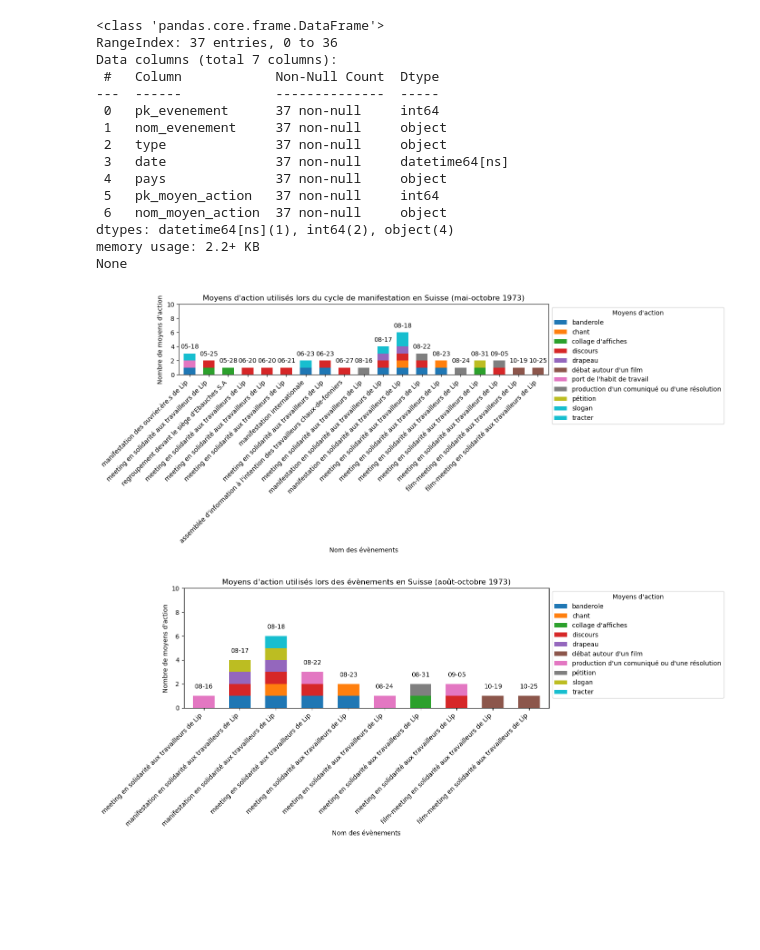
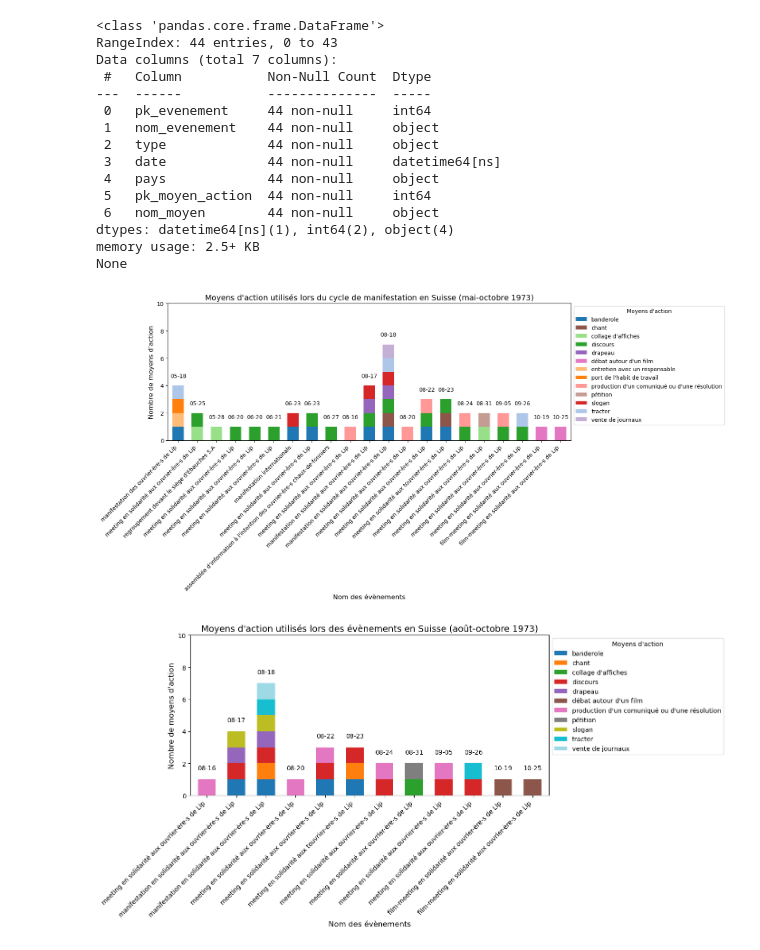
Before and after one commit to AliaBrah/memoire_manifestations, a Jupyter notebook: analyse_base_cycle/Python/Analyse_moyens_action.ipynb, the cells around one changed output. Drawn from its saved outputs; the diff is of its cells as text; code cells hidden in the pictures; blank space fills up the shorter version.

Commit message:
moyens_action_aout_oct

```diff
--- a/analyse_base_cycle/Python/Analyse_moyens_action.ipynb
+++ b/analyse_base_cycle/Python/Analyse_moyens_action.ipynb
@@ -1,9 +1,7 @@
 # %%
 import pandas as pd
 import matplotlib.pyplot as plt
+import matplotlib.colors as mcolors
 
 # Charger les données CSV
-df = pd.read_csv('analyse_distribution_moyen_action.csv')
-
-# Affichage des 5 premières lignes du fichier CSV pour vérifier les données
-print(df.head())
+df = pd.read_csv('../CSV/analyse_moyen_action.csv')
@@ -34,19 +11,19 @@ df['date'] = pd.to_datetime(df['date'], errors='coerce')
 print(df.info())
 # %% [output]
 <class 'pandas.core.frame.DataFrame'>
-RangeIndex: 37 entries, 0 to 36
+RangeIndex: 44 entries, 0 to 43
 Data columns (total 7 columns):
- #   Column            Non-Null Count  Dtype
----  ------            --------------  -----
- 0   pk_evenement      37 non-null     int64
- 1   nom_evenement     37 non-null     object
- 2   type              37 non-null     object
- 3   date              37 non-null     datetime64[ns]
- 4   pays              37 non-null     object
- 5   pk_moyen_action   37 non-null     int64
- 6   nom_moyen_action  37 non-null     object
+ #   Column           Non-Null Count  Dtype
+---  ------           --------------  -----
+ 0   pk_evenement     44 non-null     int64
+ 1   nom_evenement    44 non-null     object
+ 2   type             44 non-null     object
+ 3   date             44 non-null     datetime64[ns]
+ 4   pays             44 non-null     object
+ 5   pk_moyen_action  44 non-null     int64
+ 6   nom_moyen        44 non-null     object
 dtypes: datetime64[ns](1), int64(2), object(4)
-memory usage: 2.2+ KB
+memory usage: 2.5+ KB
 None
 # %%
 # Filtrer les événements entre mai et juin 1973
@@ -60,7 +37,7 @@ df_sorted['mois_jour'] = df_sorted['date'].dt.strftime('%m-%d')  # Format "MM-DD
 
 # Créer un tableau pivot avec 'mois_jour' pour l'affichage et les moyens d'action
 df_pivot = df_sorted.pivot_table(index=["mois_jour", "pk_evenement", "nom_evenement"],
-                                 columns="nom_moyen_action",
+                                 columns="nom_moyen",
                                  aggfunc="size",
                                  fill_value=0)
 
@@ -73,44 +50,61 @@ df_pivot = df_pivot.sort_index(level="mois_jour")
 # Supprimer 'pk_evenement' de l'affichage final (on garde la structure pour le calcul)
 df_pivot = df_pivot.reset_index(level="pk_evenement", drop=True)
 
+# Générer une palette de couleurs unique pour chaque nom_moyen avec tab20
+unique_nom_moyen = df_sorted['nom_moyen'].unique()
+num_colors = len(unique_nom_moyen)
+
+# Utiliser la colormap tab20
+colormap = plt.colormaps['tab20']
+colors = [colormap(i / 20) for i in range(num_colors)]
+
+# Associer chaque nom_moyen à une couleur
+color_dict = dict(zip(unique_nom_moyen, colors))
+
 # Créer un graphique à barres empilées
-fig, ax = plt.subplots(figsize=(14, 6))  # Augmenter la largeur du graphique
+fig, ax = plt.subplots(figsize=(16, 8))  # Augmenter la largeur du graphique
 
-# Création du graphique avec un colormap 'tab10' et largeur des barres réduite
-df_pivot.plot(kind="bar", stacked=True, ax=ax, width=0.6, colormap="tab10")  # 'tab10' pour des couleurs variées
+# Tracer les barres avec les couleurs personnalisées
+df_pivot.plot(
+    kind="bar",
+    stacked=True,
+    ax=ax,
+    width=0.6,
+    color=[color_dict[col] for col in df_pivot.columns],
+)
 
 # Ajouter les labels et le titre
-plt.title("Moyens d'action utilisés lors du cycle de manifestation en Suisse (mai-octobre 1973)")
-plt.xlabel("Nom des évènements")
-plt.ylabel("Nombre de moyens d'action")
+plt.title("Moyens d'action utilisés lors du cycle de manifestation en Suisse (mai-octobre 1973)",fontsize=14)
+plt.xlabel("Nom des évènements",fontsize=12)
+plt.ylabel("Nombre de moyens d'action",fontsize=12)
 
 # Rotation des labels de l'axe X pour améliorer la lisibilité
 plt.xticks(rotation=45, ha='right')
 
 # Ajuster l'espacement des marges pour donner de l'espace à la légende
 plt.subplots_adjust(bottom=0.25, top=0.85, left=0.1, right=0.75)
 
 # Afficher la date (mois-jour) au-dessus des barres (en utilisant 'mois_jour')
 for i, (mois_jour, event) in enumerate(df_pivot.index):
     ax.text(i, df_pivot.iloc[i].sum() + 0.5, str(mois_jour), ha='center', va='bottom', fontsize=10)
 
 # Afficher les noms des événements en dessous des barres (sur l'axe X)
 plt.xticks(ticks=range(len(df_pivot.index)), labels=[f"{event}" for _, event in df_pivot.index], rotation=45, ha='right')
 
 # Forcer l'axe Y à avoir un maximum de 5, même si les données sont plus petites
 ax.set_ylim(0, 10)
 
 # Placer la légende en haut à droite
 plt.legend(title="Moyens d'action", bbox_to_anchor=(1.0, 1), loc='upper left', fontsize=10)
 
 # Sauvegarder l'image en format PNG
-plt.savefig('graphique_moyens_actions.png', format='png', bbox_inches='tight', dpi=300)
+plt.savefig('moyens_action_cycle_2.png', format='png', bbox_inches='tight', dpi=300)
 
 # Afficher le graphique
 plt.tight_layout()
 plt.show()
 # %% [output]
-[figure, old version]
+[figure, new version]
 # %%
 
 
@@ -125,7 +119,7 @@ df_sorted['mois_jour'] = df_sorted['date'].dt.strftime('%m-%d')  # Format "MM-DD
 
 # Créer un tableau pivot avec 'mois_jour' pour l'affichage et les moyens d'action
 df_pivot = df_sorted.pivot_table(index=["mois_jour", "pk_evenement", "nom_evenement"],
-                                 columns="nom_moyen_action",
+                                 columns="nom_moyen",
                                  aggfunc="size",
                                  fill_value=0)
 
@@ -139,15 +133,15 @@ df_pivot = df_pivot.sort_index(level="mois_jour")
 df_pivot = df_pivot.reset_index(level="pk_evenement", drop=True)
 
 # Créer un graphique à barres empilées
-fig, ax = plt.subplots(figsize=(14, 6))  # Augmenter la largeur du graphique
+fig, ax = plt.subplots(figsize=(14, 7))  # Augmenter la largeur du graphique
 
 # Création du graphique avec un colormap 'tab10' et largeur des barres réduite
-df_pivot.plot(kind="bar", stacked=True, ax=ax, width=0.6, colormap="tab10")  # 'tab10' pour des couleurs variées
+df_pivot.plot(kind="bar", stacked=True, ax=ax, width=0.6, colormap="tab20")  # 'tab20' pour des couleurs variées
 
 # Ajouter les labels et le titre
-plt.title("Moyens d'action utilisés lors des évènements en Suisse (août-octobre 1973)")
-plt.xlabel("Nom des évènements")
-plt.ylabel("Nombre de moyens d'action")
+plt.title("Moyens d'action utilisés lors des évènements en Suisse (août-octobre 1973)",fontsize=14 )
+plt.xlabel("Nom des évènements", fontsize=12)
+plt.ylabel("Nombre de moyens d'action", fontsize=12)
 
 # Rotation des labels de l'axe X pour améliorer la lisibilité
 plt.xticks(rotation=45, ha='right')
@@ -175,7 +169,7 @@ plt.savefig('moyens_actions_aout_oct.png', format='png', bbox_inches='tight', dp
 plt.tight_layout()
 plt.show()
 # %% [output]
-[figure, old version]
+[figure, new version]
 # %%
 
 
```
Also changed, not shown: parts of 2 cells of this notebook, 12 other files.
